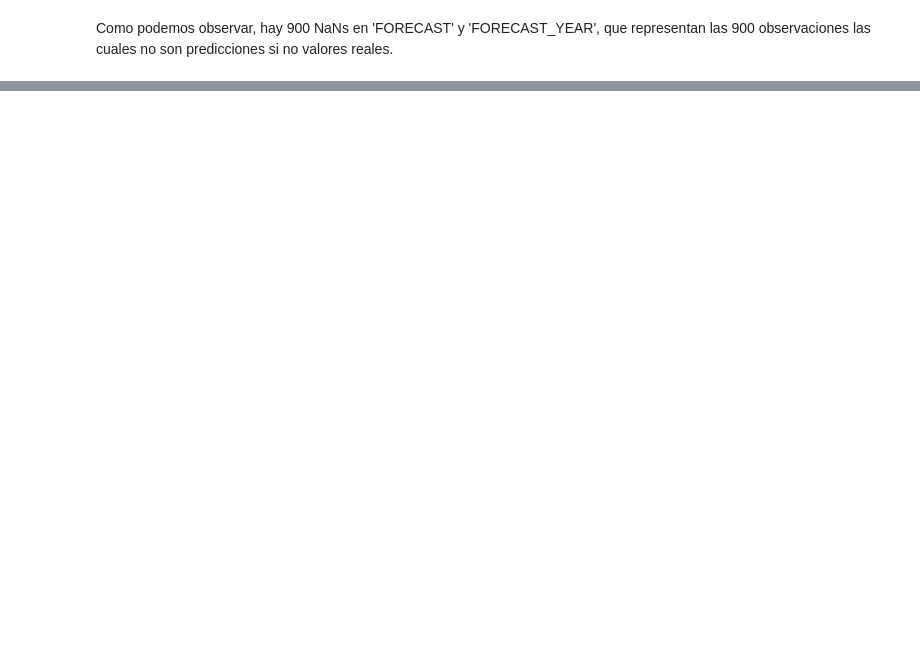
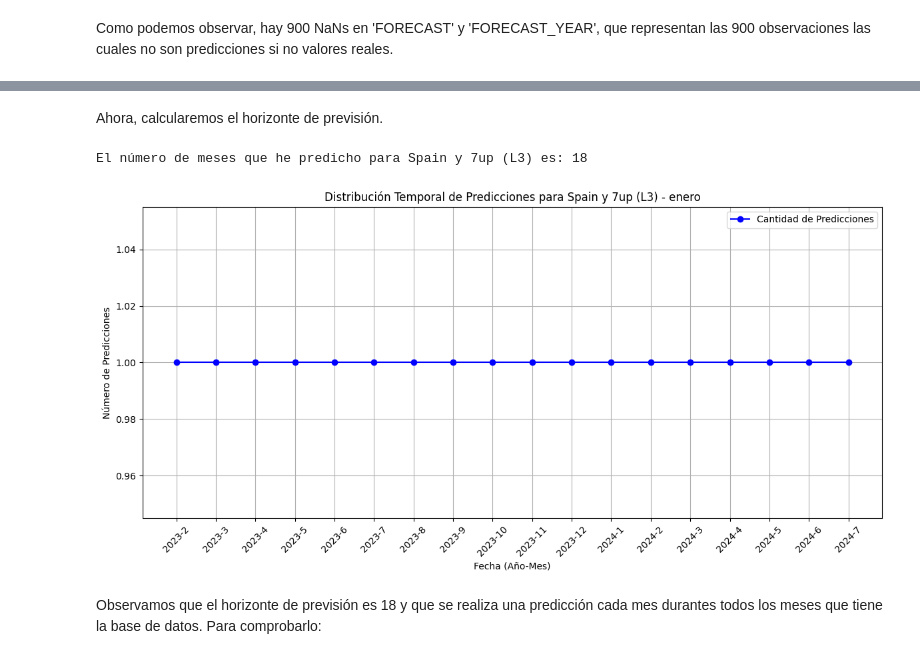
Before and after one commit to davidms22/UFV_Visualizacion, a Jupyter notebook: Ejercicios Clase /Clase_2.ipynb, the cells around one changed output, grey strips where cells are left out. Cells and saved outputs as stored; diff of their text form; code cells hidden in the pictures; blank space fills up the shorter version.

```diff
--- a/Ejercicios Clase /Clase_2.ipynb
+++ b/Ejercicios Clase /Clase_2.ipynb
@@ -143,0 +256,42 @@ Los productos son: ['Lipton (L3)' 'Pepsi Max (L3)' '7up (L3)' 'Pepsi Regular (L3
+# %% [markdown]
+Ahora, calcularemos el horizonte de previsión.
+# %%
+# Definimos el país y bebida específicos para el análisis
+pais_especifico = "Spain"
+bebida_especifica = "7up (L3)"
+forecast_tipo = "enero"
+
+# Filtramos las predicciones específicas para España y 7up
+conteo_forecast = df[(df['COUNTRY'] == pais_especifico) &
+                     (df['SUBBRAND'] == bebida_especifica) &
+                     (df['FORECAST'] == forecast_tipo)].shape[0]
+
+print(f"El número de meses que he predicho para {pais_especifico} y {bebida_especifica} es: {conteo_forecast}")
+
+# Filtramos las predicciones para España, 7up y el tipo de forecast específico
+predicciones_filtradas = df[(df['COUNTRY'] == pais_especifico) &
+                            (df['SUBBRAND'] == bebida_especifica) &
+                            (df['FORECAST'] == forecast_tipo)]
+
+# Agrupamos por año y mes para contar la cantidad de predicciones realizadas en cada mes
+predicciones_por_mes = predicciones_filtradas.groupby(['YEAR', 'MONTH']).size().reset_index(name='COUNT')
+
+# Creamos una columna de Fecha en formato Año-Mes para usar en el gráfico
+predicciones_por_mes['Fecha'] = predicciones_por_mes['YEAR'].astype(str) + '-' + predicciones_por_mes['MONTH'].astype(str)
+
+# Graficamos la distribución temporal de las predicciones
+plt.figure(figsize=(12, 6))
+plt.plot(predicciones_por_mes['Fecha'], predicciones_por_mes['COUNT'], marker='o', color='b', label='Cantidad de Predicciones')
+plt.xlabel("Fecha (Año-Mes)")
+plt.ylabel("Número de Predicciones")
+plt.title(f"Distribución Temporal de Predicciones para {pais_especifico} y {bebida_especifica} - {forecast_tipo}")
+plt.xticks(rotation=45)
+plt.grid(True)
+plt.tight_layout()
+plt.legend()
+plt.show()
+# %% [output]
+El número de meses que he predicho para Spain y 7up (L3) es: 18
+[figure, added]
+# %% [markdown]
+Observamos que el horizonte de previsión es 18 y que se realiza una predicción cada mes durantes todos los meses que tiene la base de datos. Para comprobarlo:
```
Also changed, not shown: parts of 51 cells of this notebook.
